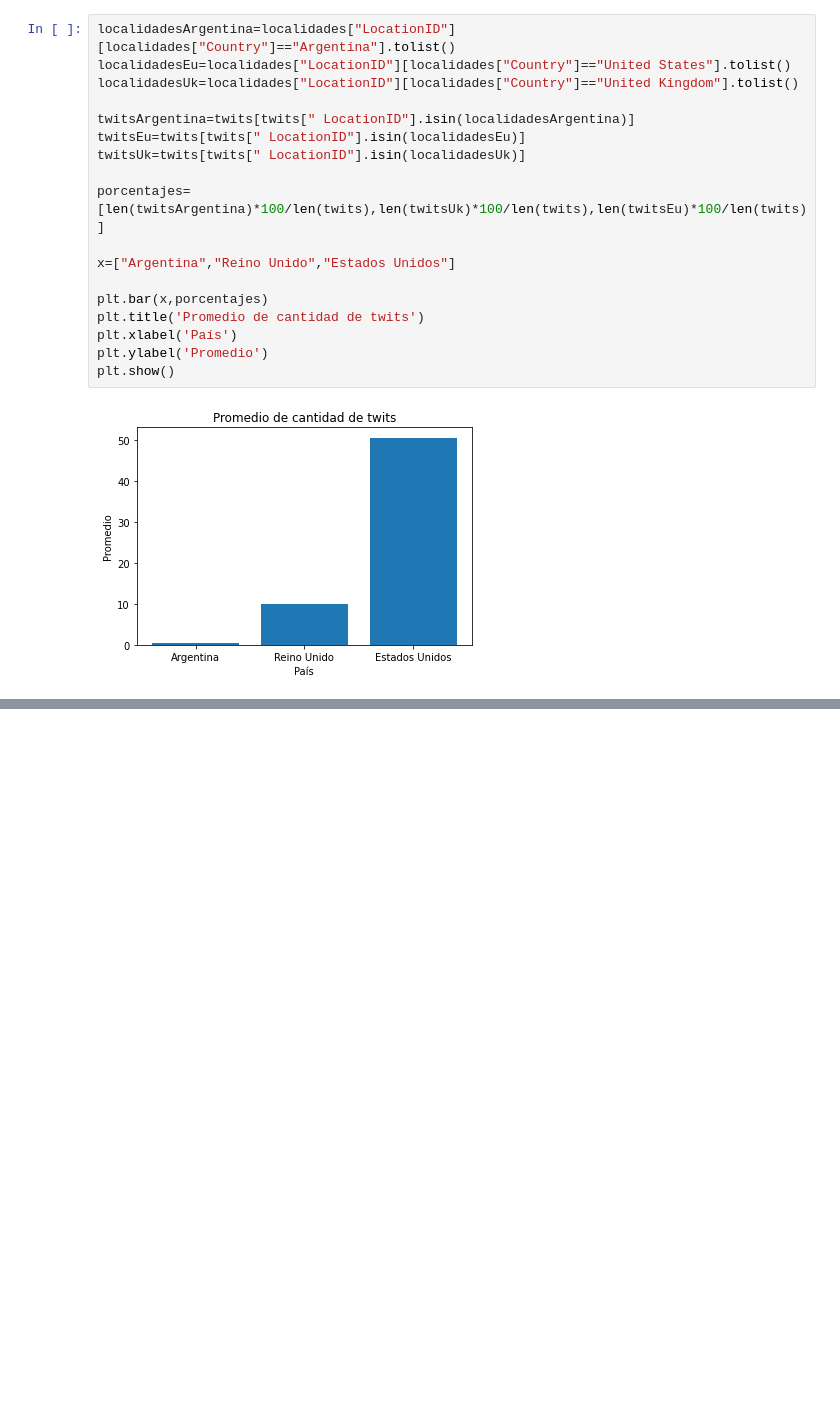
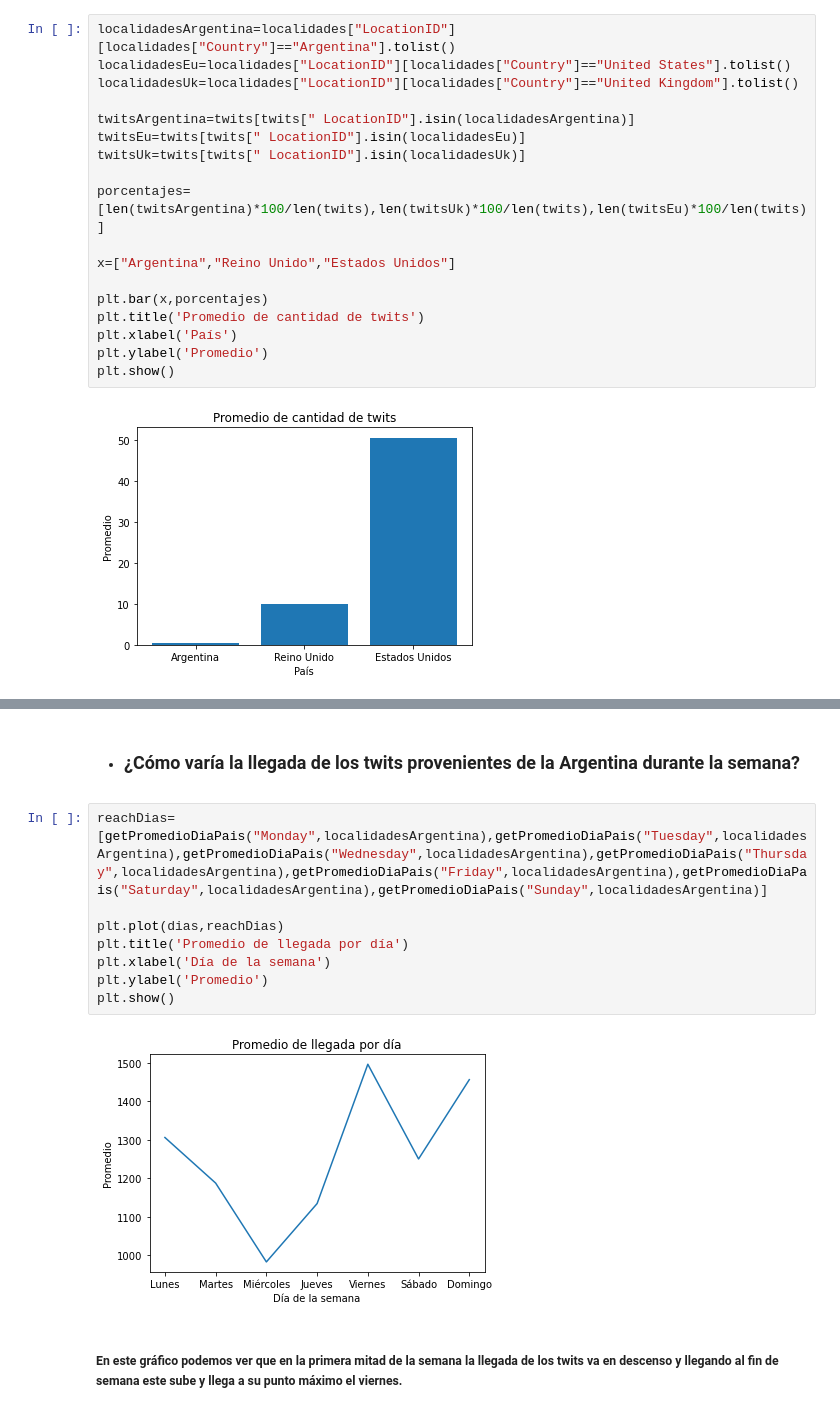
Before and after one commit to sofiaPalavecino/Sofia-Palavecino, a Jupyter notebook: 2608/notebooks/notebook.ipynb, the cells around one changed output, grey strips where cells are left out. Cells and saved outputs as stored; diff of their text form; blank space fills up the shorter version.

```diff
--- a/2608/notebooks/notebook.ipynb
+++ b/2608/notebooks/notebook.ipynb
@@ -126,0 +149,14 @@ plt.show()
+# %% [markdown]
+- ### ¿Cómo varía la llegada de los twits provenientes de la Argentina durante la semana?
+# %%
+reachDias=[getPromedioDiaPais("Monday",localidadesArgentina),getPromedioDiaPais("Tuesday",localidadesArgentina),getPromedioDiaPais("Wednesday",localidadesArgentina),getPromedioDiaPais("Thursday",localidadesArgentina),getPromedioDiaPais("Friday",localidadesArgentina),getPromedioDiaPais("Saturday",localidadesArgentina),getPromedioDiaPais("Sunday",localidadesArgentina)]
+
+plt.plot(dias,reachDias)
+plt.title('Promedio de llegada por día')
+plt.xlabel('Día de la semana')
+plt.ylabel('Promedio')
+plt.show()
+# %% [output]
+[figure, added]
+# %% [markdown]
+##### En este gráfico podemos ver que en la primera mitad de la semana la llegada de los twits va en descenso y llegando al fin de semana este sube y llega a su punto máximo el viernes.
```
Also changed, not shown: parts of 3 cells of this notebook.
